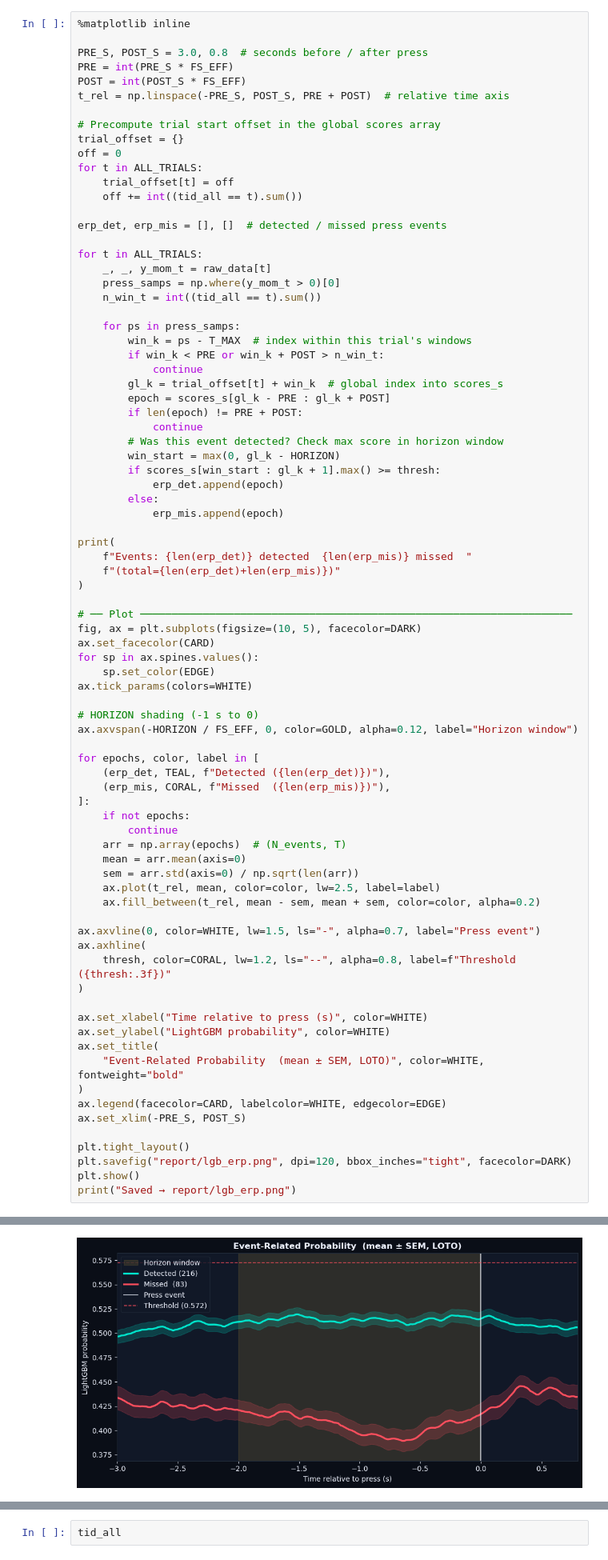
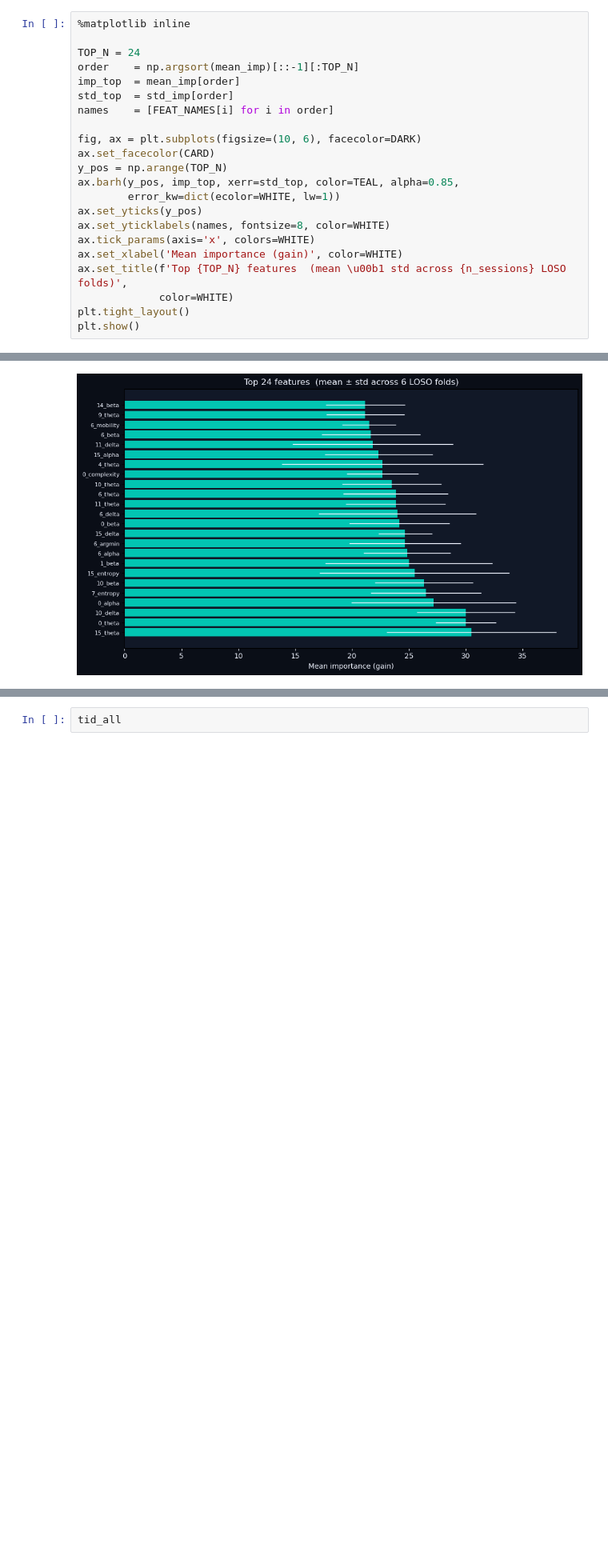
Before and after one commit to ViniciusLima94/EEG, a Jupyter notebook: notebooks/eeg_lgb_focused_gng2.ipynb, the cells around one changed output, grey strips where cells are left out. Shown at 80% size. Saved outputs shown, nothing was run; the diff lists cells and outputs as text; blank space fills up the shorter version.

```diff
--- a/notebooks/eeg_lgb_focused_gng2.ipynb
+++ b/notebooks/eeg_lgb_focused_gng2.ipynb
@@ -1255,82 +566,23 @@ Detected and missed events are plotted separately to show what the model actuall
 # %%
 %matplotlib inline
 
-PRE_S, POST_S = 3.0, 0.8  # seconds before / after press
-PRE = int(PRE_S * FS_EFF)
-POST = int(POST_S * FS_EFF)
-t_rel = np.linspace(-PRE_S, POST_S, PRE + POST)  # relative time axis
+TOP_N = 24
+order    = np.argsort(mean_imp)[::-1][:TOP_N]
+imp_top  = mean_imp[order]
+std_top  = std_imp[order]
+names    = [FEAT_NAMES[i] for i in order]
 
-# Precompute trial start offset in the global scores array
-trial_offset = {}
-off = 0
-for t in ALL_TRIALS:
-    trial_offset[t] = off
-    off += int((tid_all == t).sum())
-
-erp_det, erp_mis = [], []  # detected / missed press events
-
-for t in ALL_TRIALS:
-    _, _, y_mom_t = raw_data[t]
-    press_samps = np.where(y_mom_t > 0)[0]
-    n_win_t = int((tid_all == t).sum())
-
-    for ps in press_samps:
-        win_k = ps - T_MAX  # index within this trial's windows
-        if win_k < PRE or win_k + POST > n_win_t:
-            continue
-        gl_k = trial_offset[t] + win_k  # global index into scores_s
-        epoch = scores_s[gl_k - PRE : gl_k + POST]
-        if len(epoch) != PRE + POST:
-            continue
-        # Was this event detected? Check max score in horizon window
-        win_start = max(0, gl_k - HORIZON)
-        if scores_s[win_start : gl_k + 1].max() >= thresh:
-            erp_det.append(epoch)
-        else:
-            erp_mis.append(epoch)
-
-print(
-    f"Events: {len(erp_det)} detected  {len(erp_mis)} missed  "
-    f"(total={len(erp_det)+len(erp_mis)})"
-)
-
-# ── Plot ─────────────────────────────────────────────────────────────────────
-fig, ax = plt.subplots(figsize=(10, 5), facecolor=DARK)
+fig, ax = plt.subplots(figsize=(10, 6), facecolor=DARK)
 ax.set_facecolor(CARD)
-for sp in ax.spines.values():
-    sp.set_color(EDGE)
-ax.tick_params(colors=WHITE)
-
-# HORIZON shading (-1 s to 0)
-ax.axvspan(-HORIZON / FS_EFF, 0, color=GOLD, alpha=0.12, label="Horizon window")
-
-for epochs, color, label in [
-    (erp_det, TEAL, f"Detected ({len(erp_det)})"),
-    (erp_mis, CORAL, f"Missed  ({len(erp_mis)})"),
-]:
-    if not epochs:
-        continue
-    arr = np.array(epochs)  # (N_events, T)
-    mean = arr.mean(axis=0)
-    sem = arr.std(axis=0) / np.sqrt(len(arr))
-    ax.plot(t_rel, mean, color=color, lw=2.5, label=label)
-    ax.fill_between(t_rel, mean - sem, mean + sem, color=color, alpha=0.2)
-
-ax.axvline(0, color=WHITE, lw=1.5, ls="-", alpha=0.7, label="Press event")
-ax.axhline(
-    thresh, color=CORAL, lw=1.2, ls="--", alpha=0.8, label=f"Threshold ({thresh:.3f})"
-)
-
-ax.set_xlabel("Time relative to press (s)", color=WHITE)
-ax.set_ylabel("LightGBM probability", color=WHITE)
-ax.set_title(
-    "Event-Related Probability  (mean ± SEM, LOTO)", color=WHITE, fontweight="bold"
-)
-ax.legend(facecolor=CARD, labelcolor=WHITE, edgecolor=EDGE)
-ax.set_xlim(-PRE_S, POST_S)
-
+y_pos = np.arange(TOP_N)
+ax.barh(y_pos, imp_top, xerr=std_top, color=TEAL, alpha=0.85,
+        error_kw=dict(ecolor=WHITE, lw=1))
+ax.set_yticks(y_pos)
+ax.set_yticklabels(names, fontsize=8, color=WHITE)
+ax.tick_params(axis='x', colors=WHITE)
+ax.set_xlabel('Mean importance (gain)', color=WHITE)
+ax.set_title(f'Top {TOP_N} features  (mean \u00b1 std across {n_sessions} LOSO folds)',
+             color=WHITE)
 plt.tight_layout()
-plt.savefig("report/lgb_erp.png", dpi=120, bbox_inches="tight", facecolor=DARK)
 plt.show()
-print("Saved → report/lgb_erp.png")
 # %% [output]
@@ -1338 +589 @@ Events: 216 detected  83 missed  (total=299)
-[figure, old version]
+[figure, new version]
```
Also changed, not shown: parts of 31 cells of this notebook, 4 other files.
